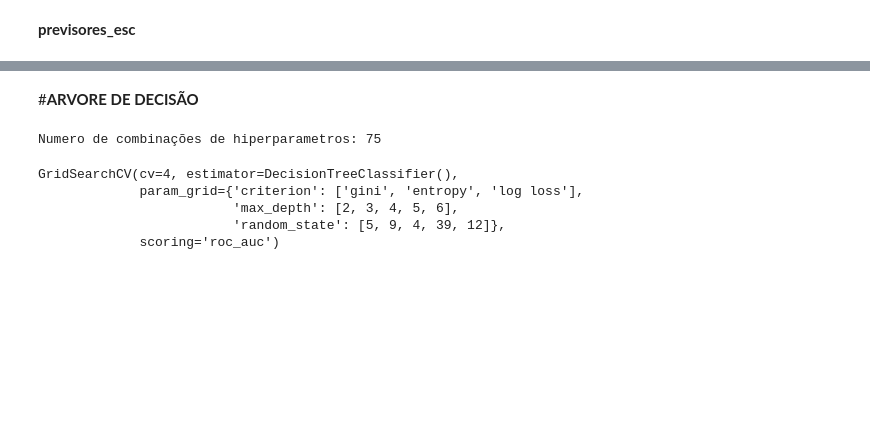
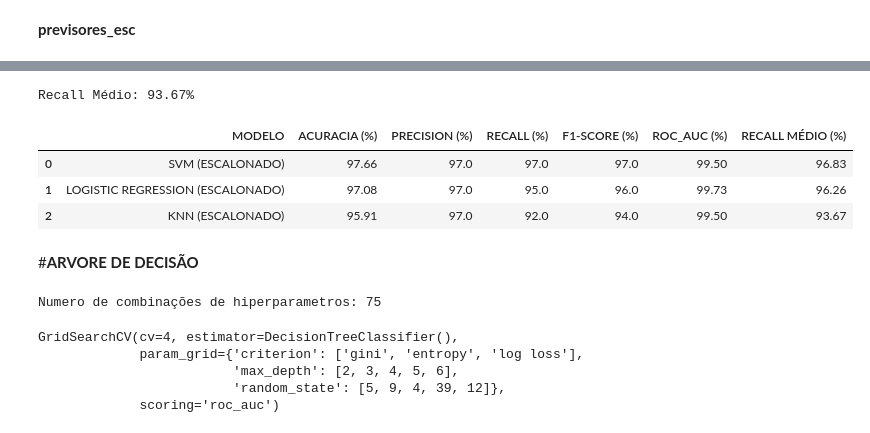
Before and after one commit to Rd-Brito13/Classificacao-do-cancer-de-mama, a Jupyter notebook: notebooks/Classificador.ipynb, the cells around one changed output, grey strips where cells are left out. Cells and saved outputs as stored; diff of their text form; code cells hidden in the pictures; blank space fills up the shorter version.

```diff
--- a/notebooks/Classificador.ipynb
+++ b/notebooks/Classificador.ipynb
@@ -2740,3 +2740,21 @@ Acurácia validação cruzada: 96.29%
+# %%
+# RESULTADO DA VALIDAÇÃO CRUZADA TESTE
+print('Recall Médio: {:.2%}'.format(resultado_esc_KNN.mean()))
+# %% [output]
+Recall Médio: 93.67%
+# %%
+# INSERINDO O MELHOR ALGORTIMO NO DATASET DE ANALISE ESTATISTICA DOS ALGORTIMOS
+novo_modelo_KNN = {'MODELO':['KNN (ESCALONADO)'], 'ACURACIA (%)': [95.91], 'PRECISION (%)': [97.0],
+                                   'RECALL (%)': [92.0], 'F1-SCORE (%)': [94.0], 'ROC_AUC (%)': [99.50], 'RECALL MÉDIO (%)': [93.67]}
+resultados_modelos = pd.concat([resultados_modelos, pd.DataFrame(novo_modelo_KNN)], ignore_index = True)
+# %%
+# exibindo
+display(resultados_modelos)
+# %% [output]
+|  | MODELO | ACURACIA (%) | PRECISION (%) | RECALL (%) | F1-SCORE (%) | ROC_AUC (%) | RECALL MÉDIO (%) |
+| 0 | SVM (ESCALONADO) | 97.66 | 97.0 | 97.0 | 97.0 | 99.50 | 96.83 |
+| 1 | LOGISTIC REGRESSION (ESCALONADO) | 97.08 | 97.0 | 95.0 | 96.0 | 99.73 | 96.26 |
+| 2 | KNN (ESCALONADO) | 95.91 | 97.0 | 92.0 | 94.0 | 99.50 | 93.67 |
 # %% [markdown]
 #**ARVORE DE DECISÃO**
 # %%
```
Also changed, not shown: parts of 27 cells of this notebook.
